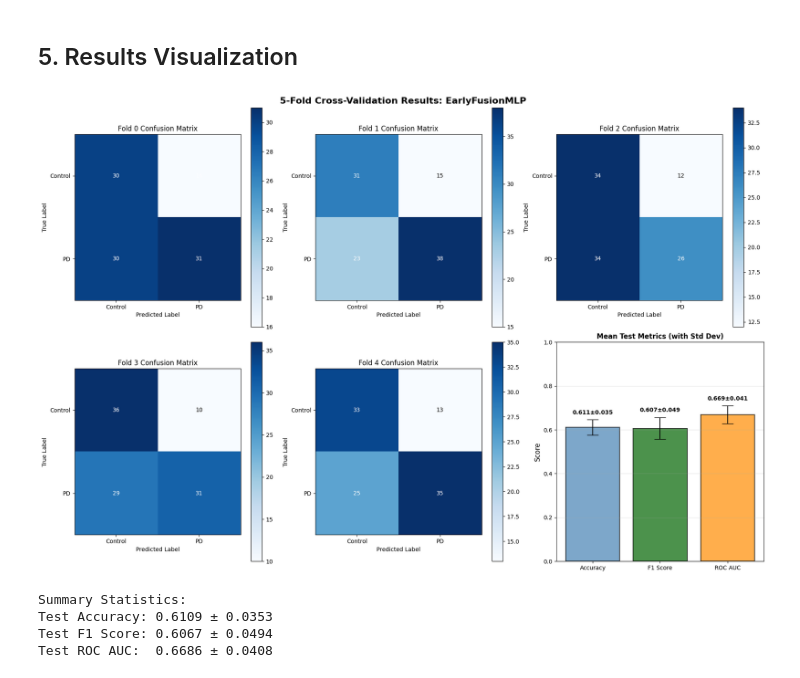
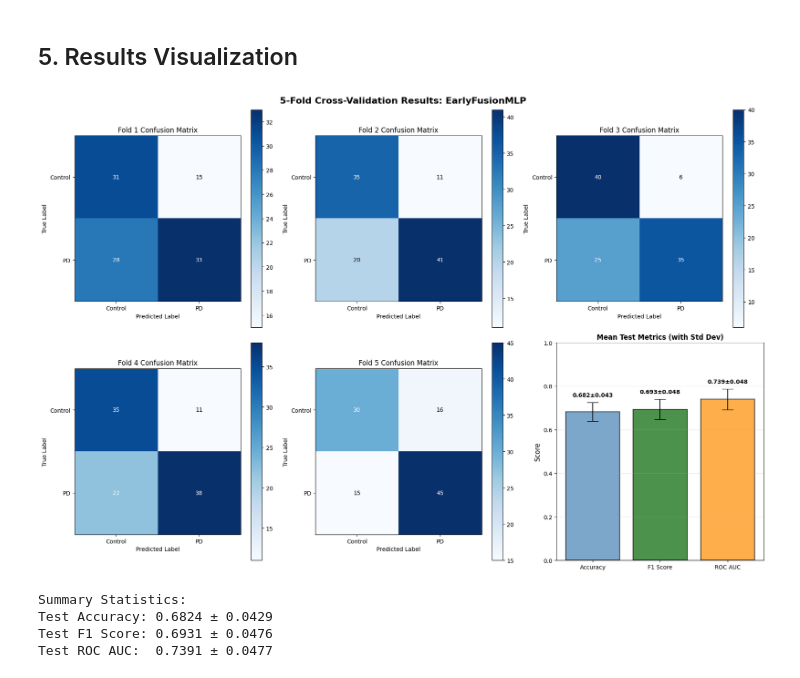
Before and after one commit to maelysclerget/multimodal-parkinson-detection-ml, a Jupyter notebook: src_GAMMA/FusionPipelines/EarlyFusionPipeline.ipynb, the cells around one changed output. Saved outputs shown, nothing was run; the diff lists cells and outputs as text; code cells hidden in the pictures.

```diff
--- a/src_GAMMA/FusionPipelines/EarlyFusionPipeline.ipynb
+++ b/src_GAMMA/FusionPipelines/EarlyFusionPipeline.ipynb
@@ -269,7 +267,7 @@ cv_results = cross_validation_5fold_early_fusion(
     learning_rate=0.001,
     weight_decay=0.01,
     dropout=0.8,
-    class_weight=3.5,
+    class_weight=3,
     verbose=True
 )
 
@@ -327,7 +325,7 @@ for i, cm in enumerate(cv_results['confusion_matrices']):
 
         # Plot confusion matrix as heatmap
         im = ax.imshow(cm, interpolation='nearest', cmap=plt.cm.Blues)
-        ax.set_title(f'Fold {i} Confusion Matrix')
+        ax.set_title(f'Fold {i + 1} Confusion Matrix')
         ax.set_xlabel('Predicted Label')
         ax.set_ylabel('True Label')
 
@@ -353,35 +351,35 @@ ax = axes[1, 2]
 metrics = ['Accuracy', 'F1 Score', 'ROC AUC']
 means = [cv_results['mean_test_acc'], cv_results['mean_test_f1'], cv_results['mean_test_roc_auc']]
 stds = [cv_results['std_test_acc'], cv_results['std_test_f1'], cv_results['std_test_roc_auc']]
 
 x_pos = np.arange(len(metrics))
 bars = ax.bar(x_pos, means, yerr=stds, align='center', alpha=0.7,
               color=['steelblue', 'darkgreen', 'darkorange'],
               ecolor='black', capsize=10, edgecolor='black', linewidth=1.5)
 
 ax.set_ylabel('Score', fontsize=12)
 ax.set_title('Mean Test Metrics (with Std Dev)', fontsize=12, fontweight='bold')
 ax.set_xticks(x_pos)
 ax.set_xticklabels(metrics)
 ax.set_ylim([0, 1.0])
 ax.grid(True, alpha=0.3, axis='y')
 
 # Add value labels on bars
 for i, (mean, std) in enumerate(zip(means, stds)):
     ax.text(i, mean + std + 0.02, f'{mean:.3f}±{std:.3f}',
             ha='center', va='bottom', fontsize=10, fontweight='bold')
 
 plt.tight_layout()
 plt.show()
 
 # Print summary statistics
 print("\nSummary Statistics:")
 print(f"Test Accuracy: {cv_results['mean_test_acc']:.4f} ± {cv_results['std_test_acc']:.4f}")
 print(f"Test F1 Score: {cv_results['mean_test_f1']:.4f} ± {cv_results['std_test_f1']:.4f}")
 print(f"Test ROC AUC:  {cv_results['mean_test_roc_auc']:.4f} ± {cv_results['std_test_roc_auc']:.4f}")
 # %% [output]
-[figure, old version]
+[figure, new version]
 Summary Statistics:
-Test Accuracy: 0.6109 ± 0.0353
-Test F1 Score: 0.6067 ± 0.0494
-Test ROC AUC:  0.6686 ± 0.0408
+Test Accuracy: 0.6824 ± 0.0429
+Test F1 Score: 0.6931 ± 0.0476
+Test ROC AUC:  0.7391 ± 0.0477
```
Also changed, not shown: parts of 2 cells of this notebook, 3 other files.
